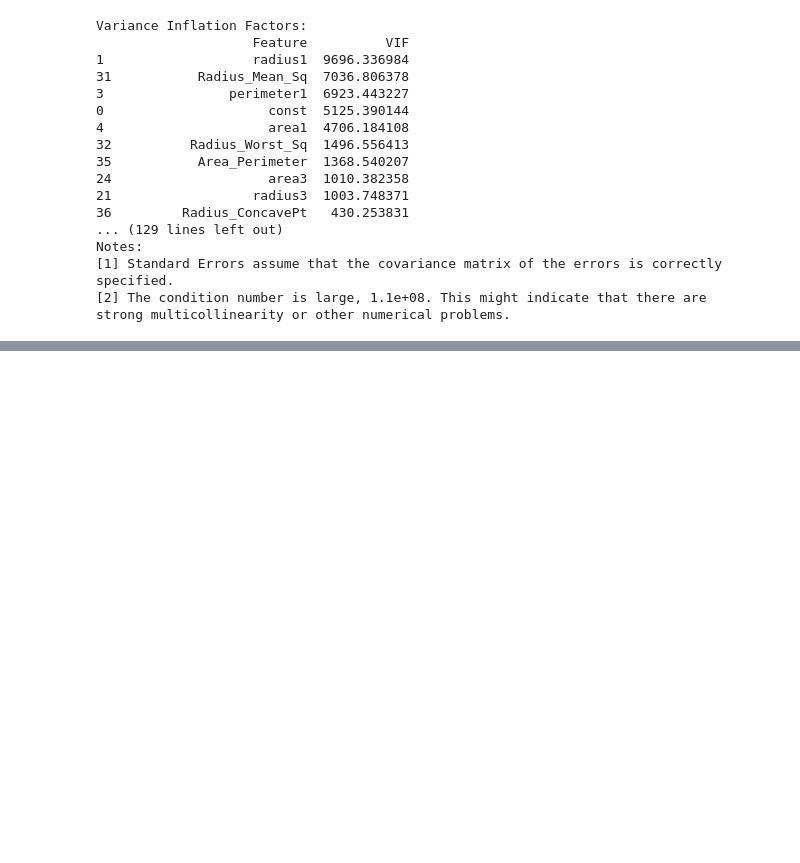
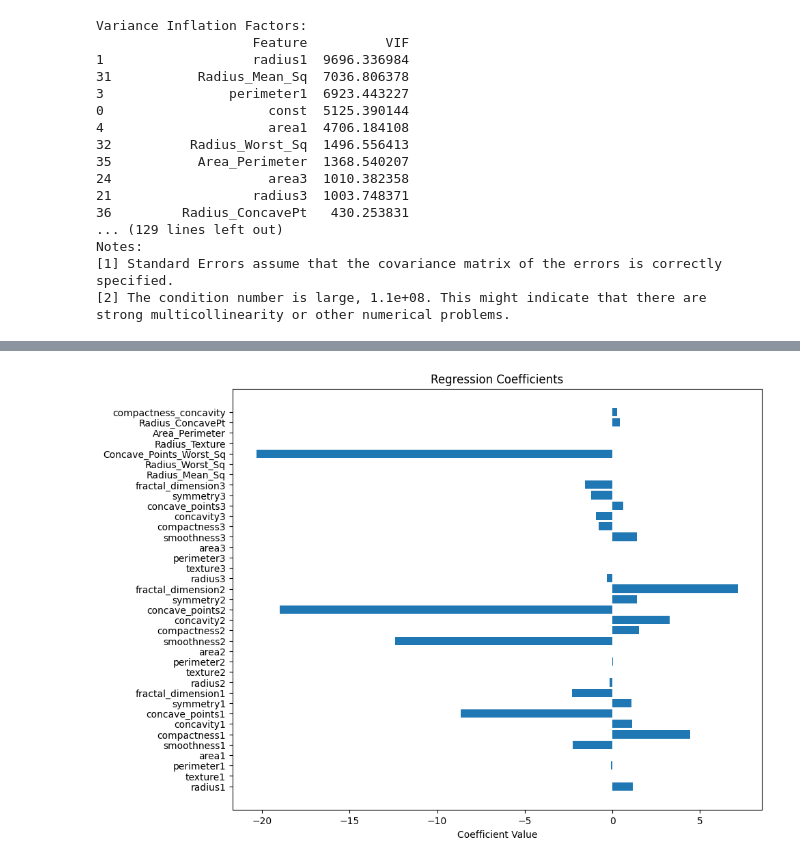
Before and after one commit to Jbaner/OMDSModC_Capstone_Project, a Jupyter notebook: OMDS_ModC_Week1_Banerjee_Jayeeta.ipynb, the cells around one changed output, grey strips where cells are left out. Saved outputs shown, nothing was run; the diff lists cells and outputs as text; code cells hidden in the pictures; blank space fills up the shorter version.

```diff
--- a/OMDS_ModC_Week1_Banerjee_Jayeeta.ipynb
+++ b/OMDS_ModC_Week1_Banerjee_Jayeeta.ipynb
@@ -131,0 +135,10 @@ strong multicollinearity or other numerical problems.
+# %%
+
+#Coefficient Importance
+plt.figure(figsize=(10,8))
+plt.barh(coef_df["Feature"], coef_df["Coefficient"])
+plt.xlabel("Coefficient Value")
+plt.title("Regression Coefficients")
+plt.show()
+# %% [output]
+[figure, added]
```
Also changed, not shown: parts of 3 cells of this notebook.
